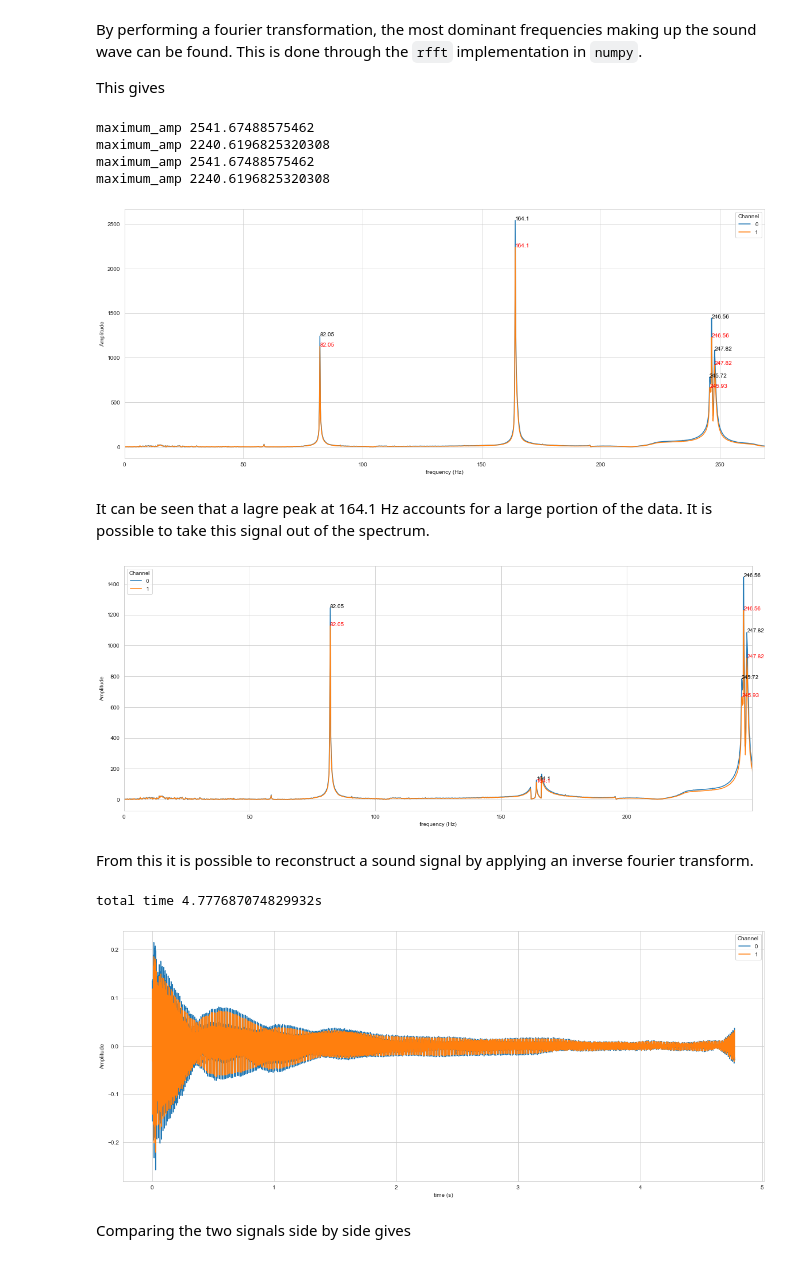
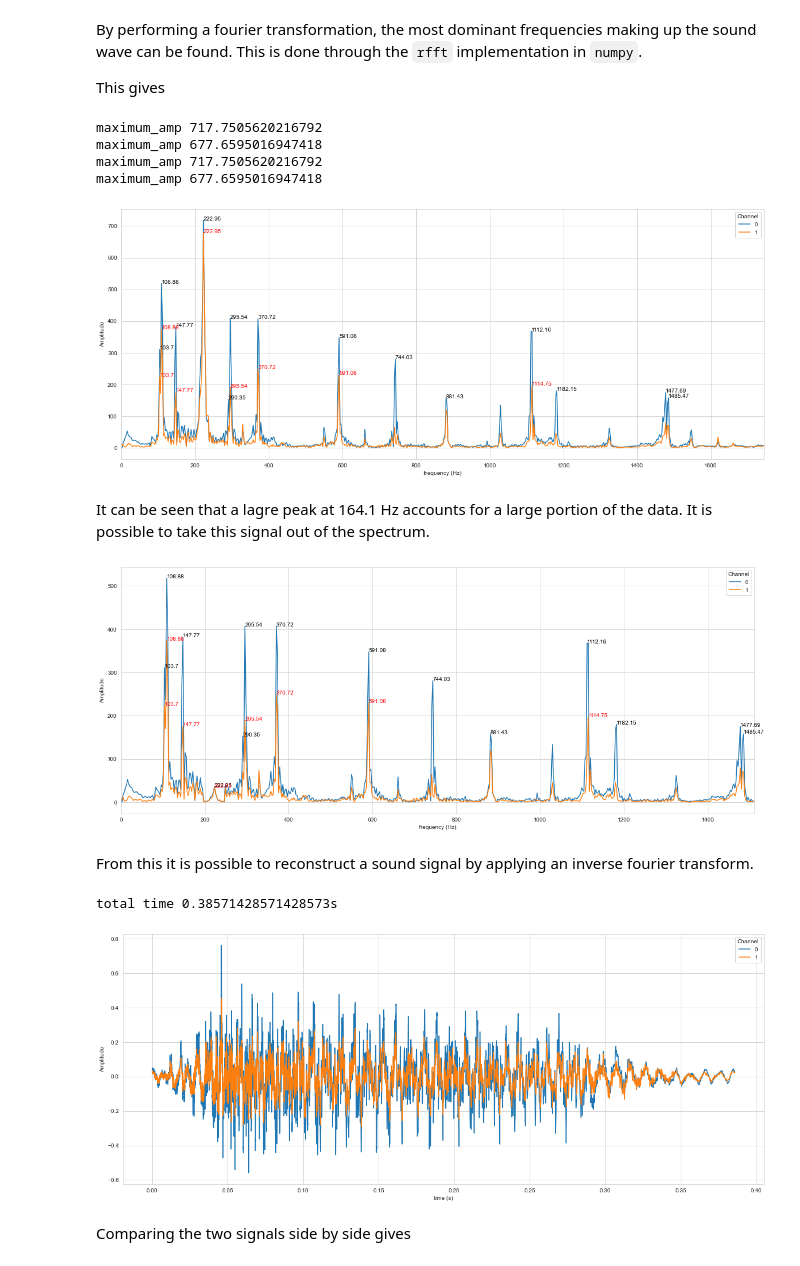
Before and after one commit to siversko/personal_data_projects, a Jupyter notebook: 2025-2_3-audio/audio_fft.ipynb, the cells around one changed output. Saved outputs shown, nothing was run; the diff lists cells and outputs as text; code cells hidden in the pictures.

```diff
--- a/2025-2_3-audio/audio_fft.ipynb
+++ b/2025-2_3-audio/audio_fft.ipynb
@@ -43,7 +43,9 @@ Performing the inverse fourier transform on the trimmed signal yields
 It can be seen that this has a similar shape to the untrimmed array, but with a greater magnitude, and fewer samples.
 # %%
 a_fft = audio_fft.AudioFFT()
-a_fft.set_file(os.path.abspath(r"assets\123033__cgeffex__guitar_strings_take1.wav"))
+#a_fft.set_file(os.path.abspath(r"assets\123033__cgeffex__guitar_strings_take1.wav"))
+a_fft.set_file(os.path.abspath(r"assets\315705__spitefuloctopus__acoustic-guitar-d-major-chord-short.wav"))
+
 
 fig, ax = plt.subplots(figsize=(20,8))
 a_fft.signal_plot(a_fft.get_data(), ax)
@@ -78,21 +80,21 @@ fig, ax = plt.subplots(figsize=(20,8))
 a_fft.frequency_plot(a_fft.get_fdata(), ax, pad = 100)
 plt.show()
 # %% [output]
-maximum_amp 2541.67488575462
-maximum_amp 2240.6196825320308
-maximum_amp 2541.67488575462
-maximum_amp 2240.6196825320308
+maximum_amp 717.7505620216792
+maximum_amp 677.6595016947418
+maximum_amp 717.7505620216792
+maximum_amp 677.6595016947418
-[figure, old version]
+[figure, new version]
 # %% [markdown]
 It can be seen that a lagre peak at 164.1 Hz accounts for a large portion of the data. It is possible to take this signal out of the spectrum.
 # %%
-dampened_data = a_fft.dampen_frequencies([164.1], damp=0.95)
+dampened_data = a_fft.dampen_frequencies([222.95], damp=0.95)
 
 fig, ax = plt.subplots(figsize=(20,8))
 a_fft.frequency_plot(dampened_data, ax)
 plt.show()
 # %% [output]
-[figure, old version]
+[figure, new version]
 # %% [markdown]
 From this it is possible to reconstruct a sound signal by applying an inverse fourier transform.
 # %%
@@ -101,8 +103,8 @@ fig, ax = plt.subplots(figsize=(20,8))
 a_fft.signal_plot(a_fft.get_idata(),ax)
 plt.show()
 # %% [output]
-total time 4.777687074829932s
+total time 0.38571428571428573s
-[figure, old version]
+[figure, new version]
 # %% [markdown]
 Comparing the two signals side by side gives
 # %%
```
Also changed, not shown: parts of 6 cells of this notebook.
